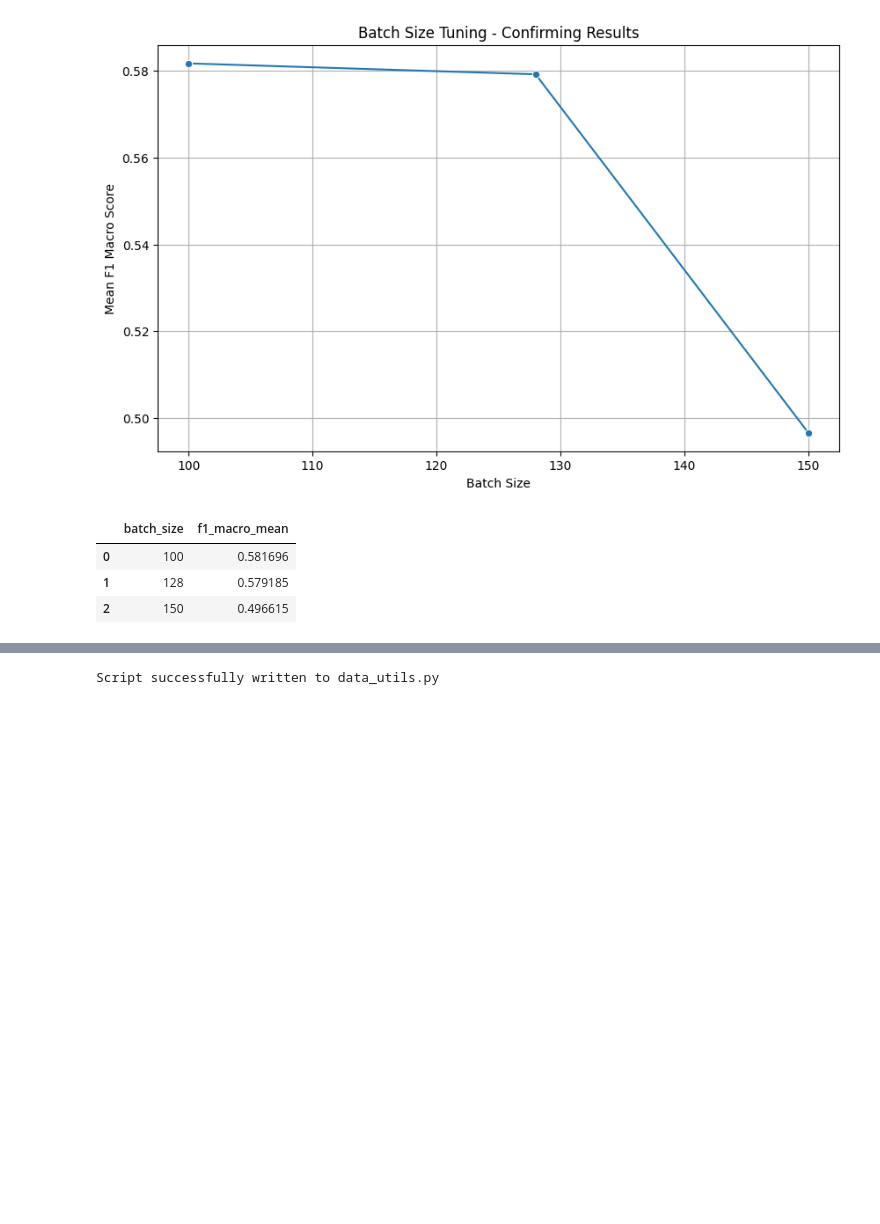
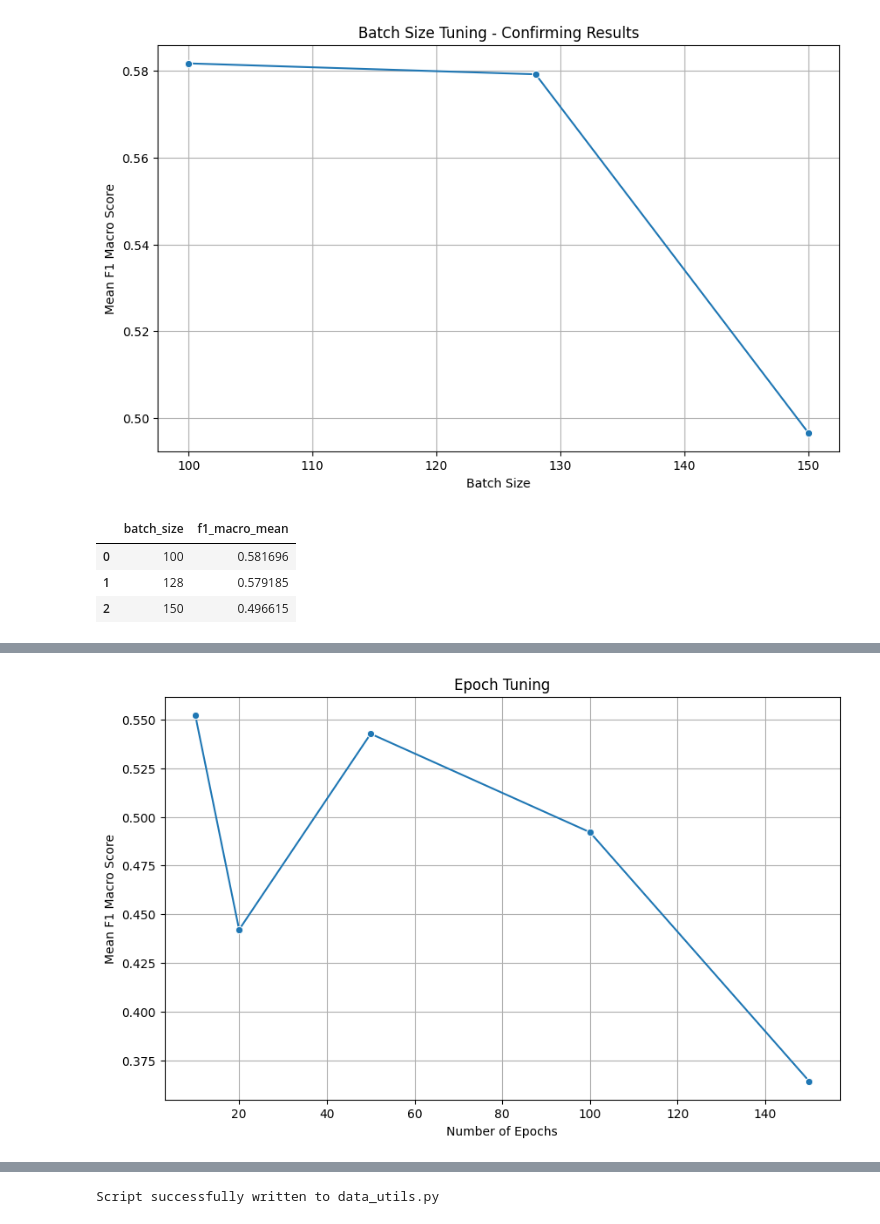
Before and after one commit to micah-shull/Machine_Learning_Pipelines, a Jupyter notebook: pipelines_07_pytorch_pipeline_11_hyperparameter_tuning.ipynb, the cells around one changed output, grey strips where cells are left out. Saved outputs shown, nothing was run; the diff lists cells and outputs as text; code cells hidden in the pictures; blank space fills up the shorter version.

```diff
--- a/pipelines_07_pytorch_pipeline_11_hyperparameter_tuning.ipynb
+++ b/pipelines_07_pytorch_pipeline_11_hyperparameter_tuning.ipynb
@@ -408,0 +413,32 @@ Based on these results, the batch size of 100 appears to provide the best model
+# %%
+# Define a range of epochs
+epoch_values = [10, 20, 50, 100, 150]
+
+# Store the results
+epoch_results = []
+
+# Perform cross-validation for each epoch value
+for epochs in epoch_values:
+    # Define the neural network estimator with the current number of epochs
+    nn_estimator = SklearnSimpleNN(input_dim=X_train.shape[1], learning_rate=0.001, batch_size=100, epochs=epochs, pos_weight=best_class_weight, threshold=best_lower_threshold)
+
+    # Perform cross-validation
+    scores = cross_val_score(nn_estimator, X_train, y_train, cv=5, scoring='f1_macro')
+    mean_score = np.mean(scores)
+
+    # Store the results
+    epoch_results.append({'epochs': epochs, 'f1_macro_mean': mean_score})
+
+# Convert results to DataFrame
+epoch_results_df = pd.DataFrame(epoch_results)
+
+# Plot the results
+plt.figure(figsize=(10, 6))
+sns.lineplot(data=epoch_results_df, x='epochs', y='f1_macro_mean', marker='o')
+plt.xlabel('Number of Epochs')
+plt.ylabel('Mean F1 Macro Score')
+plt.title('Epoch Tuning')
+plt.grid(True)
+plt.show()
+# %% [output]
+[figure, added]
```
Also changed, not shown: parts of 19 cells of this notebook.
